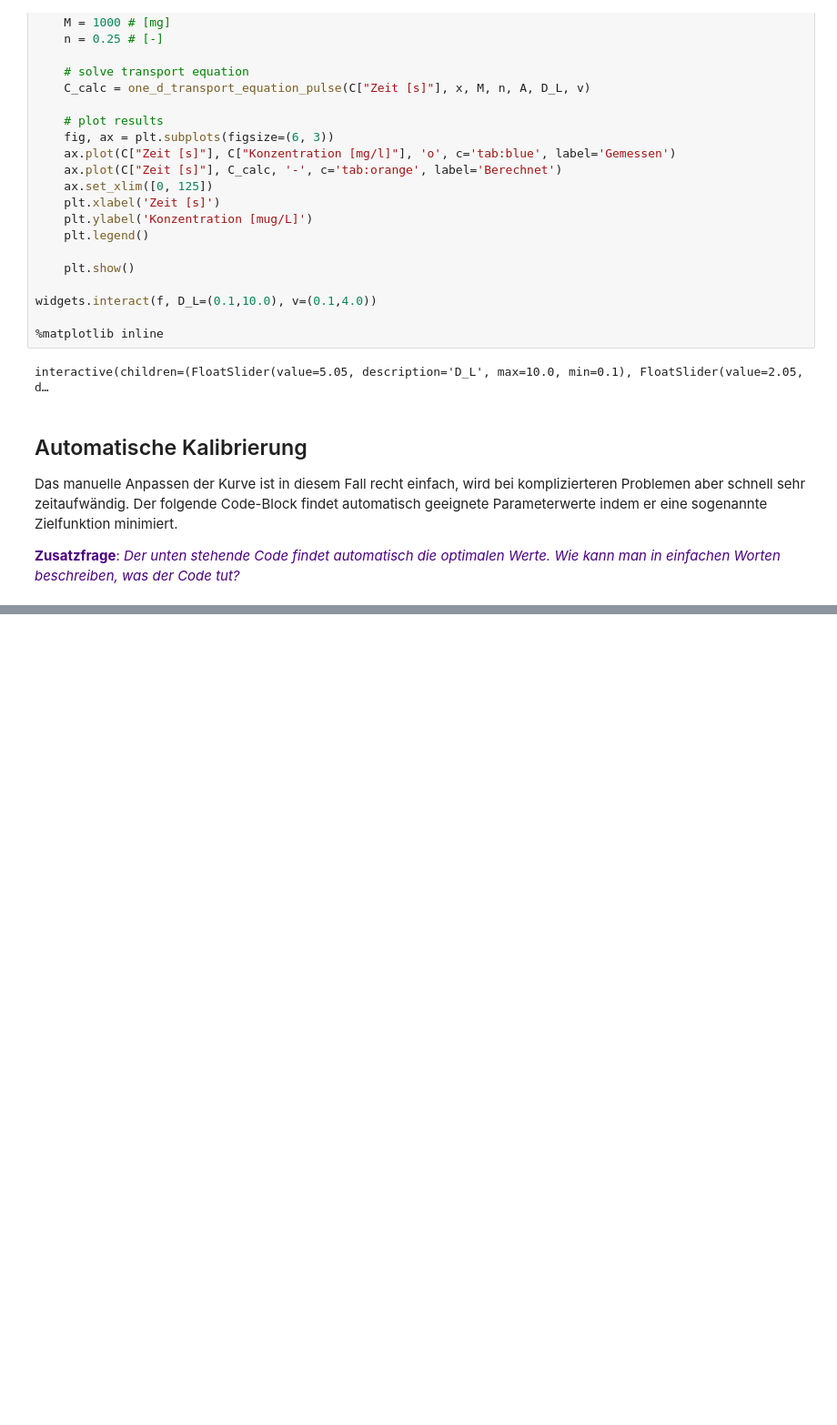
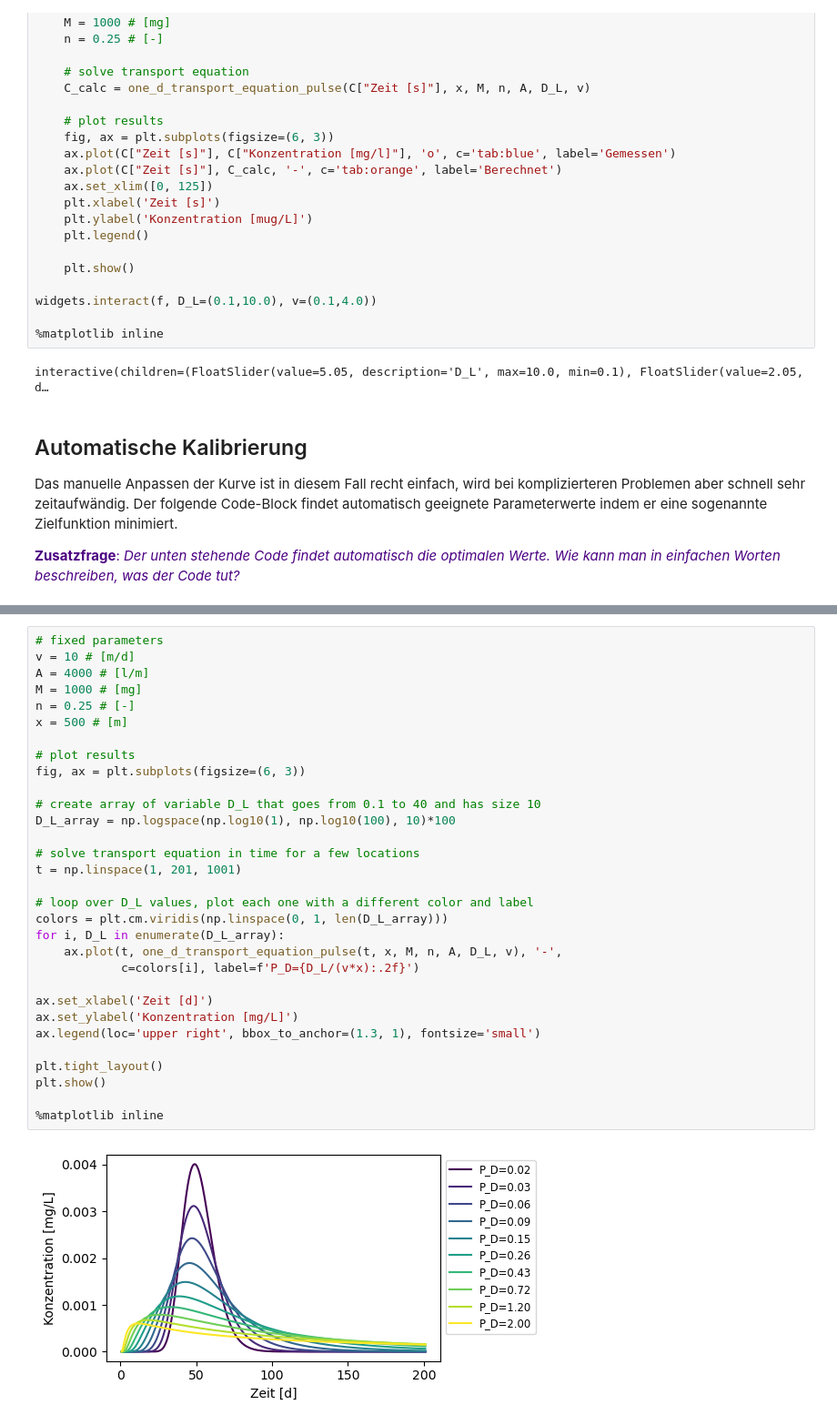
Before and after one commit to SebastianGnann/Transportgleichung, a Jupyter notebook: Transportgleichung.ipynb, the cells around one changed output, grey strips where cells are left out. Shown at 91% size. Drawn from its saved outputs; the diff is of its cells as text; blank space fills up the shorter version.

```diff
--- a/Transportgleichung.ipynb
+++ b/Transportgleichung.ipynb
@@ -431,0 +441,33 @@ plt.legend()
+# %%
+# fixed parameters
+v = 10 # [m/d]
+A = 4000 # [l/m]
+M = 1000 # [mg]
+n = 0.25 # [-]
+x = 500 # [m]
+
+# plot results
+fig, ax = plt.subplots(figsize=(6, 3))
+
+# create array of variable D_L that goes from 0.1 to 40 and has size 10
+D_L_array = np.logspace(np.log10(1), np.log10(100), 10)*100
+
+# solve transport equation in time for a few locations
+t = np.linspace(1, 201, 1001)
+
+# loop over D_L values, plot each one with a different color and label
+colors = plt.cm.viridis(np.linspace(0, 1, len(D_L_array)))
+for i, D_L in enumerate(D_L_array):
+    ax.plot(t, one_d_transport_equation_pulse(t, x, M, n, A, D_L, v), '-',
+            c=colors[i], label=f'P_D={D_L/(v*x):.2f}')
+
+ax.set_xlabel('Zeit [d]')
+ax.set_ylabel('Konzentration [mg/L]')
+ax.legend(loc='upper right', bbox_to_anchor=(1.3, 1), fontsize='small')
+
+plt.tight_layout()
+plt.show()
+
+%matplotlib inline
+# %% [output]
+[figure, added]
```
Also changed, not shown: parts of 3 cells of this notebook.
